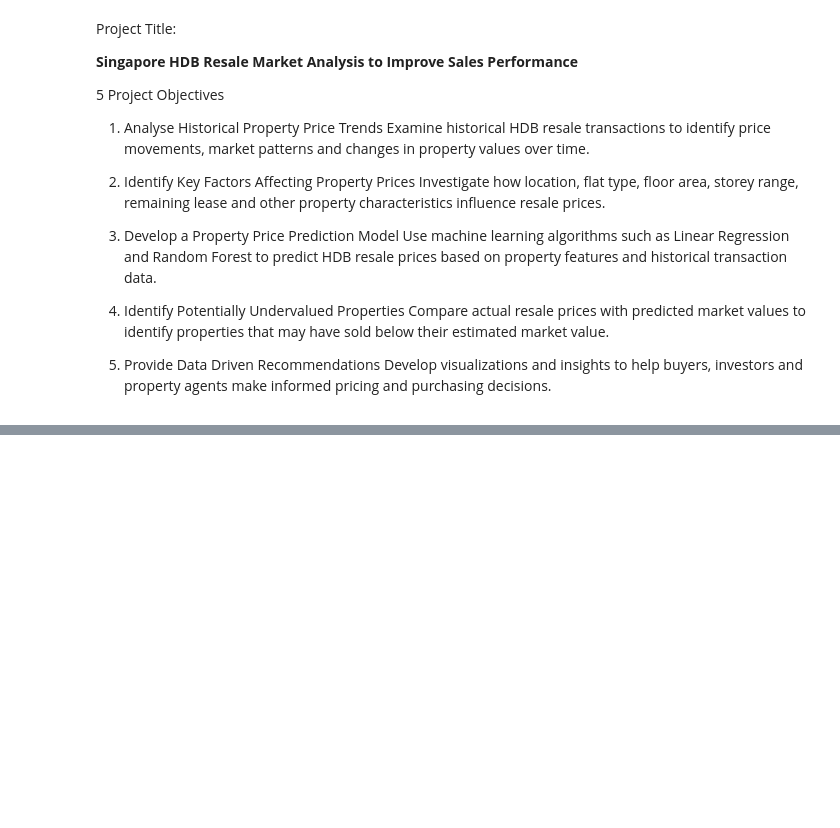
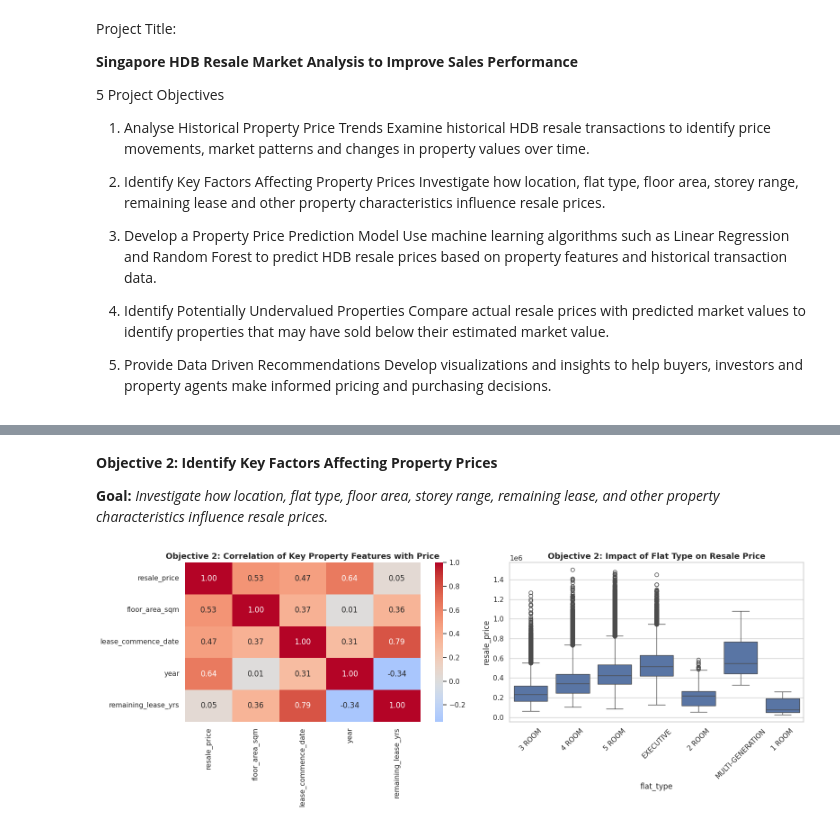
Before and after one commit to Rafeek-Data/Rafeek-Ahamed_Capstone-Project, a Jupyter notebook: Rafeek_Colab_Capstone.ipynb, the cells around one changed output, grey strips where cells are left out. Drawn from its saved outputs; the diff is of its cells as text; code cells hidden in the pictures; blank space fills up the shorter version.

```diff
--- a/Rafeek_Colab_Capstone.ipynb
+++ b/Rafeek_Colab_Capstone.ipynb
@@ -969,0 +986,24 @@ Develop visualizations and insights to help buyers, investors and property agent
+# %% [markdown]
+**Objective 2: Identify Key Factors Affecting Property Prices**
+
+**Goal:** *Investigate how location, flat type, floor area, storey range, remaining lease, and other property characteristics influence resale prices.*
+# %%
+# Objective 2: Identify Key Factors Affecting Property Prices
+# Visualizing correlation matrix and price variations by town / flat type
+
+fig, ax = plt.subplots(1, 2, figsize=(16, 6))
+
+# Subplot A: Correlation Matrix
+sns.heatmap(clean[['resale_price', 'floor_area_sqm', 'lease_commence_date', 'year', 'remaining_lease_yrs']].corr(),
+            annot=True, fmt=".2f", cmap="coolwarm", center=0, ax=ax[0])
+ax[0].set_title('Objective 2: Correlation of Key Property Features with Price')
+
+# Subplot B: Flat Type vs Resale Price
+sns.boxplot(data=clean, x='flat_type', y='resale_price', ax=ax[1])
+ax[1].set_title('Objective 2: Impact of Flat Type on Resale Price')
+ax[1].set_xticklabels(ax[1].get_xticklabels(), rotation=45)
+
+plt.tight_layout()
+plt.show()
+# %% [output]
+[figure, added]
```
Also changed, not shown: parts of 15 cells of this notebook.
